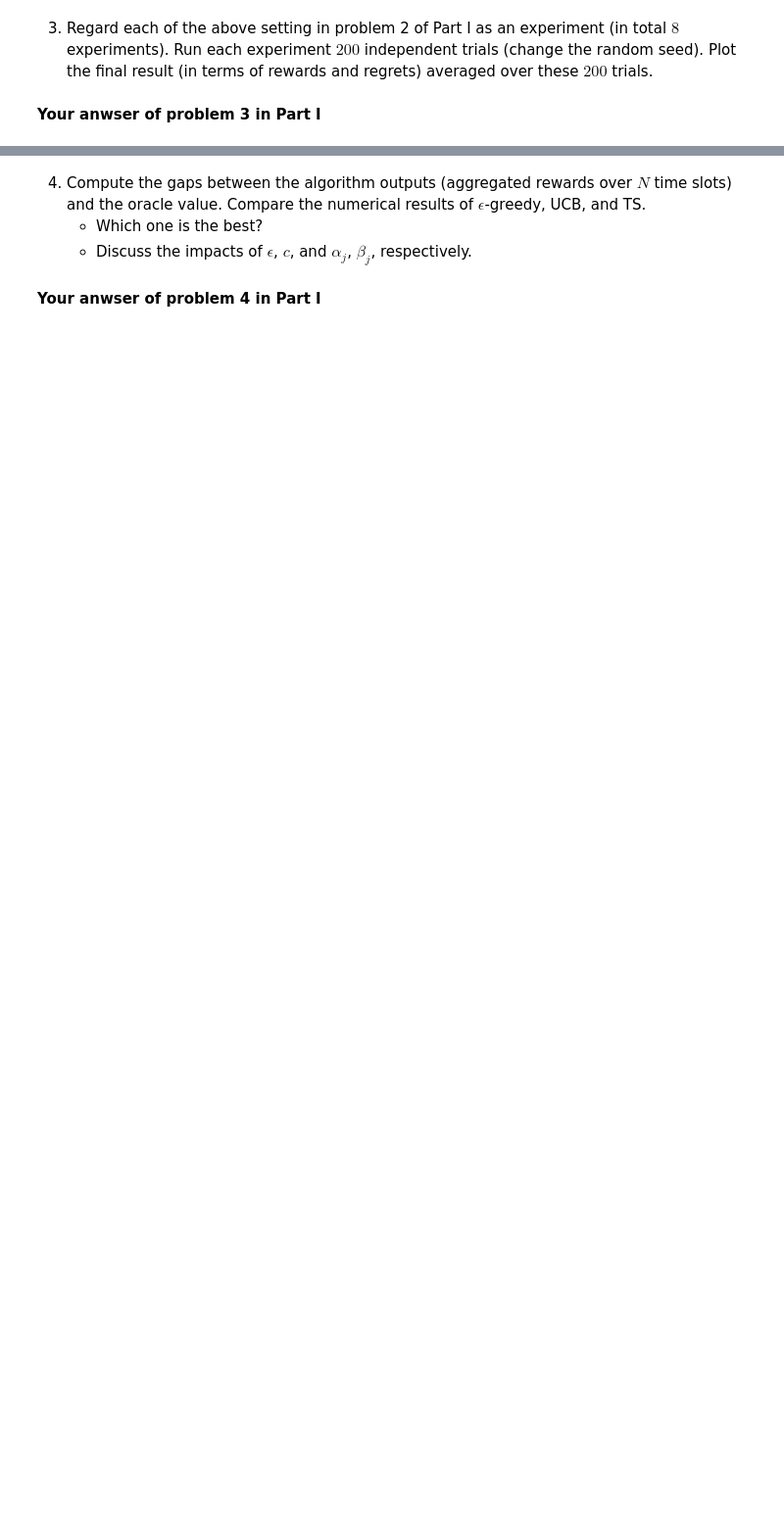
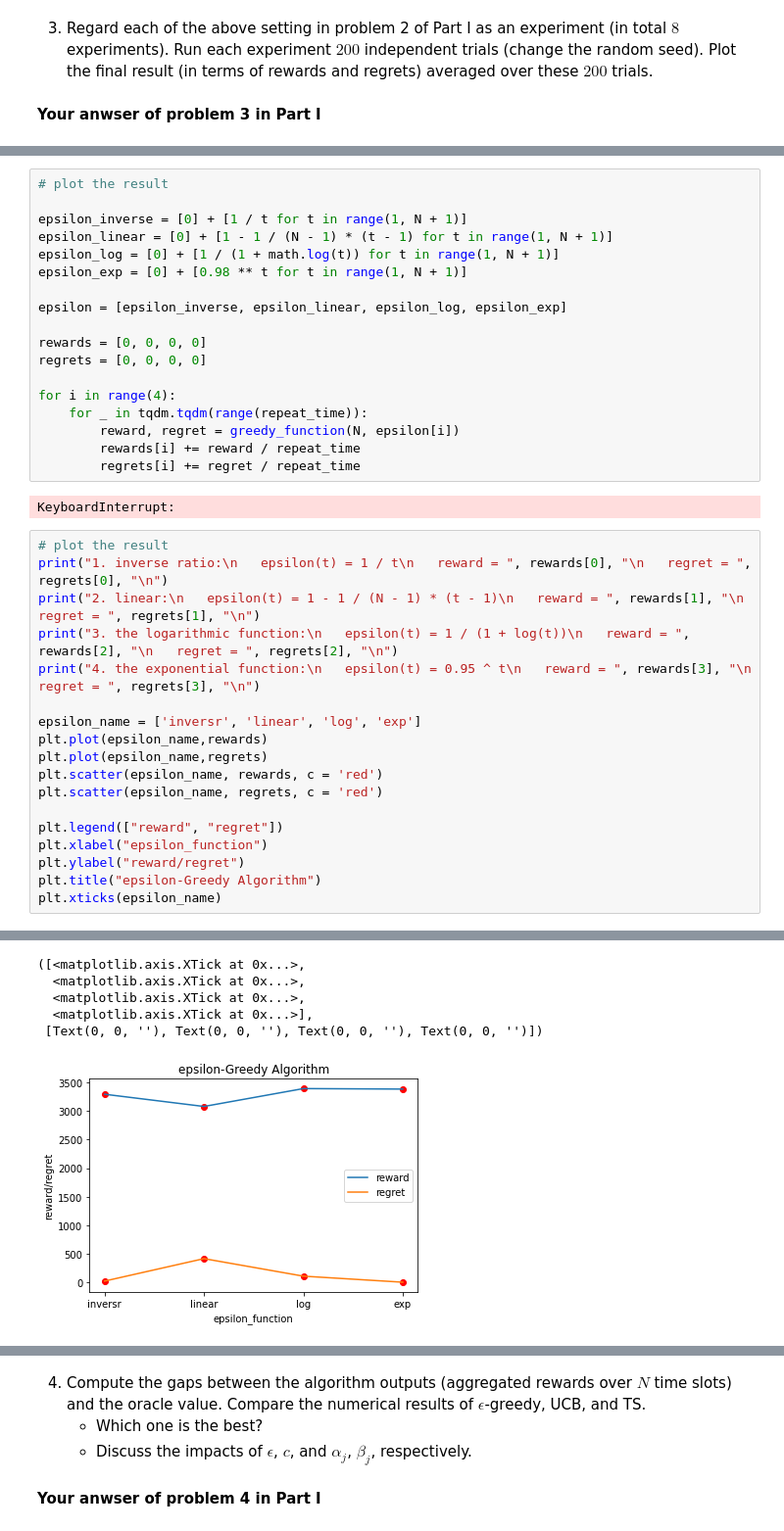
Before and after one commit to zsc2003/SI140A-final_project, a Jupyter notebook: Bandit project/Project-Bandit.ipynb, the cells around one changed output, grey strips where cells are left out. Shown at 98% size. Saved outputs shown, nothing was run; the diff lists cells and outputs as text; blank space fills up the shorter version.

```diff
--- a/Bandit project/Project-Bandit.ipynb
+++ b/Bandit project/Project-Bandit.ipynb
@@ -261,0 +348,39 @@ print(average)
+# %%
+# plot the result
+
+epsilon_inverse = [0] + [1 / t for t in range(1, N + 1)]
+epsilon_linear = [0] + [1 - 1 / (N - 1) * (t - 1) for t in range(1, N + 1)]
+epsilon_log = [0] + [1 / (1 + math.log(t)) for t in range(1, N + 1)]
+epsilon_exp = [0] + [0.98 ** t for t in range(1, N + 1)]
+
+epsilon = [epsilon_inverse, epsilon_linear, epsilon_log, epsilon_exp]
+
+rewards = [0, 0, 0, 0]
+regrets = [0, 0, 0, 0]
+
+for i in range(4):
+    for _ in tqdm.tqdm(range(repeat_time)):
+        reward, regret = greedy_function(N, epsilon[i])
+        rewards[i] += reward / repeat_time
+        regrets[i] += regret / repeat_time
+# %% [output]
+KeyboardInterrupt:
+# %%
+# plot the result
+print("1. inverse ratio:\n   epsilon(t) = 1 / t\n   reward = ", rewards[0], "\n   regret = ", regrets[0], "\n")
+print("2. linear:\n   epsilon(t) = 1 - 1 / (N - 1) * (t - 1)\n   reward = ", rewards[1], "\n   regret = ", regrets[1], "\n")
+print("3. the logarithmic function:\n   epsilon(t) = 1 / (1 + log(t))\n   reward = ", rewards[2], "\n   regret = ", regrets[2], "\n")
+print("4. the exponential function:\n   epsilon(t) = 0.95 ^ t\n   reward = ", rewards[3], "\n   regret = ", regrets[3], "\n")
+
+epsilon_name = ['inversr', 'linear', 'log', 'exp']
+plt.plot(epsilon_name,rewards)
+plt.plot(epsilon_name,regrets)
+plt.scatter(epsilon_name, rewards, c = 'red')
+plt.scatter(epsilon_name, regrets, c = 'red')
+
+plt.legend(["reward", "regret"])
+plt.xlabel("epsilon_function")
+plt.ylabel("reward/regret")
+plt.title("epsilon-Greedy Algorithm")
+plt.xticks(epsilon_name)
+# %% [output]
@@ -261,0 +406,6 @@ print(average)
+([<matplotlib.axis.XTick at 0x...>,
+  <matplotlib.axis.XTick at 0x...>,
+  <matplotlib.axis.XTick at 0x...>,
+  <matplotlib.axis.XTick at 0x...>],
+ [Text(0, 0, ''), Text(0, 0, ''), Text(0, 0, ''), Text(0, 0, '')])
+[figure, added]
```
Also changed, not shown: parts of 36 cells of this notebook.
